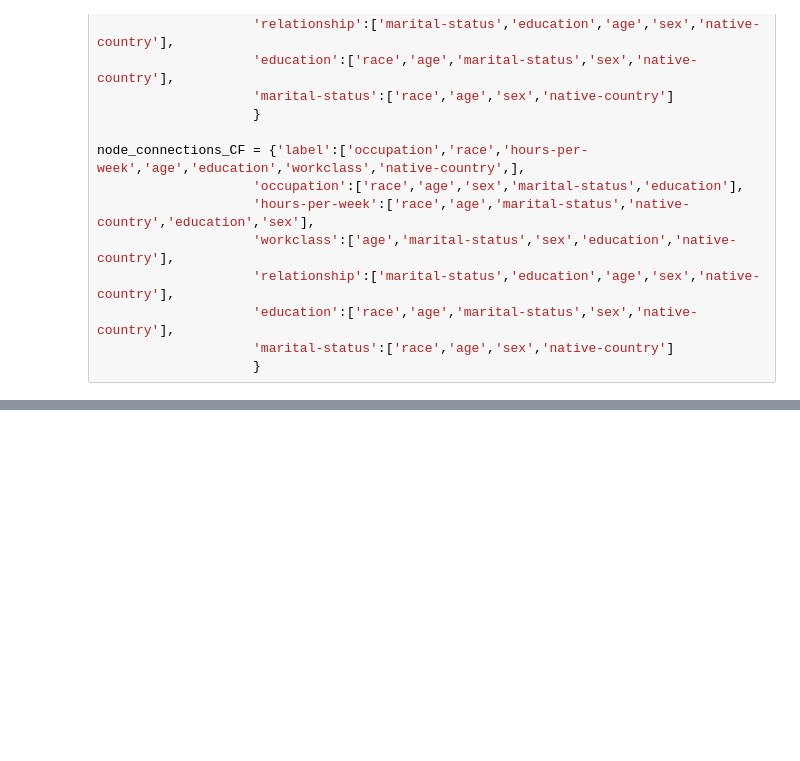
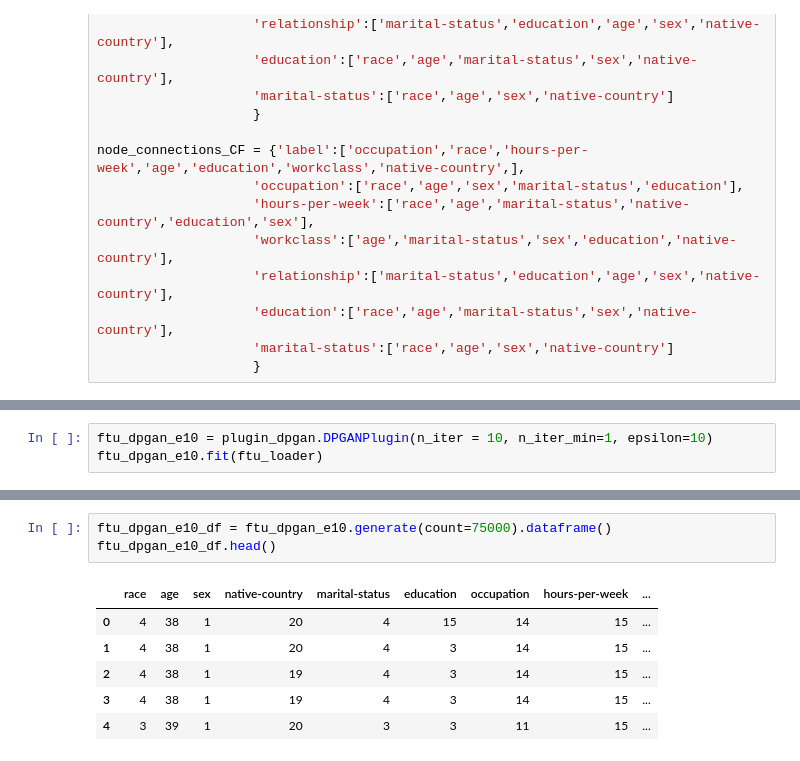
Before and after one commit to humayraR/fact-ai_Repl, a Jupyter notebook: FACT_GAN2.ipynb, the cells around one changed output, grey strips where cells are left out. Drawn from its saved outputs; the diff is of its cells as text; blank space fills up the shorter version.

```diff
--- a/FACT_GAN2.ipynb
+++ b/FACT_GAN2.ipynb
@@ -643,0 +448,3 @@ memory usage: 126.6 MB
+# %%
+ftu_dpgan_e10 = plugin_dpgan.DPGANPlugin(n_iter = 10, n_iter_min=1, epsilon=10)
+ftu_dpgan_e10.fit(ftu_loader)
@@ -643,0 +465,10 @@ memory usage: 126.6 MB
+# %%
+ftu_dpgan_e10_df = ftu_dpgan_e10.generate(count=75000).dataframe()
+ftu_dpgan_e10_df.head()
+# %% [output]
+|  | race | age | sex | native-country | marital-status | education | occupation | hours-per-week | ... |
+| 0 | 4 | 38 | 1 | 20 | 4 | 15 | 14 | 15 | ... |
+| 1 | 4 | 38 | 1 | 20 | 4 | 3 | 14 | 15 | ... |
+| 2 | 4 | 38 | 1 | 19 | 4 | 3 | 14 | 15 | ... |
+| 3 | 4 | 38 | 1 | 19 | 4 | 3 | 14 | 15 | ... |
+| 4 | 3 | 39 | 1 | 20 | 3 | 3 | 11 | 15 | ... |
```
Also changed, not shown: parts of 43 cells of this notebook, 27 other files.
